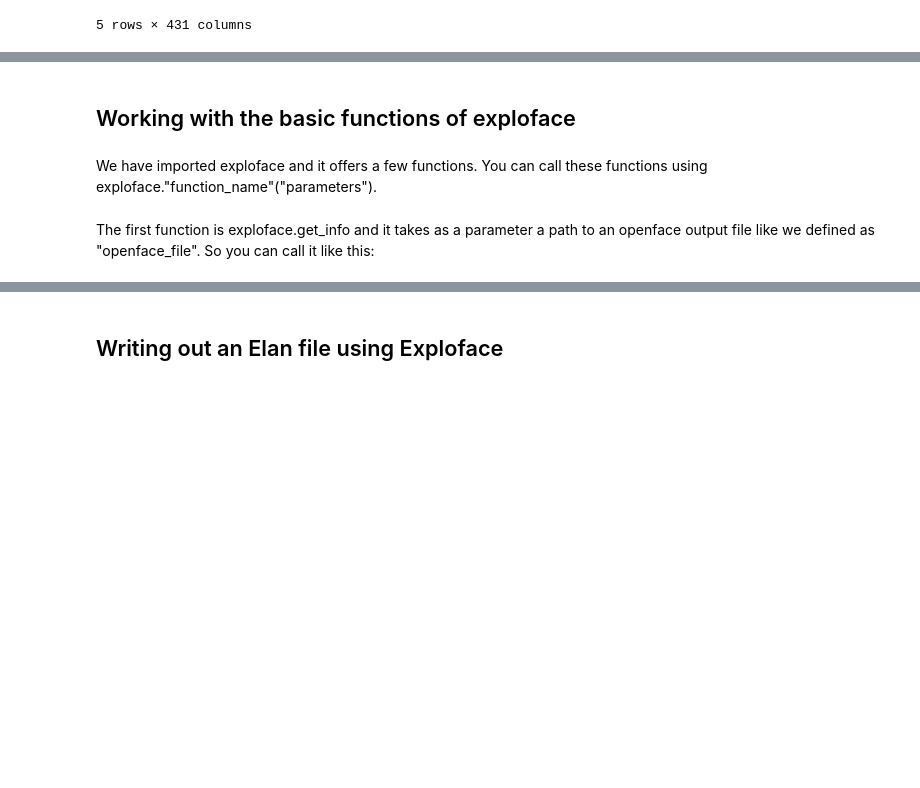
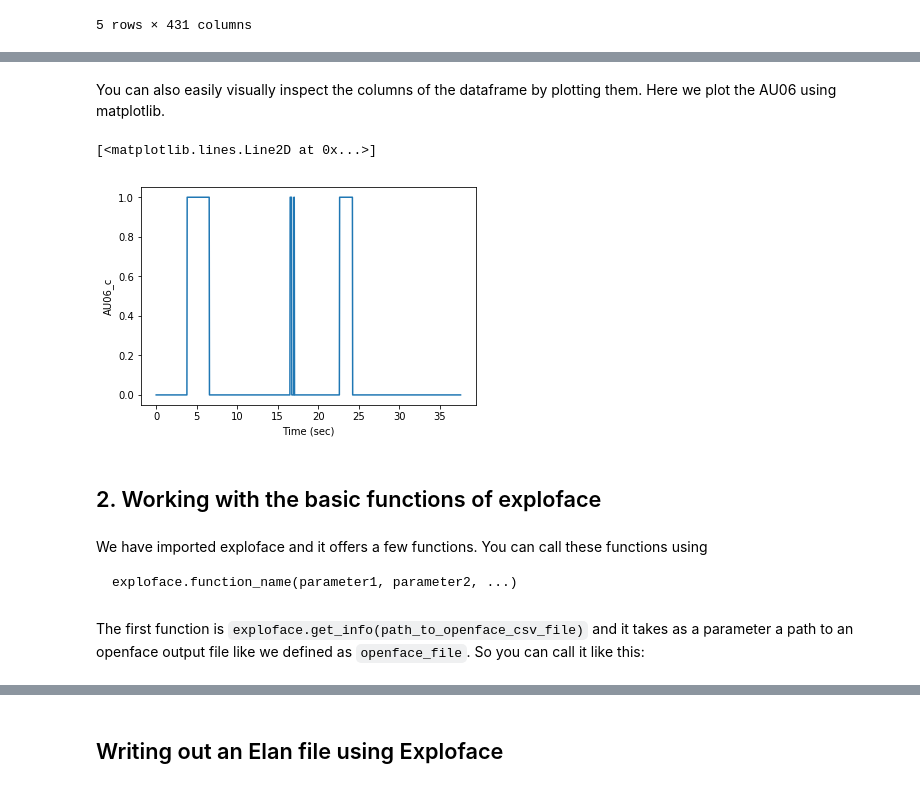
Before and after one commit to emrecdem/exploface, a Jupyter notebook: TUTORIALS/tutorial1.ipynb, the cells around one changed output, grey strips where cells are left out. Saved outputs shown, nothing was run; the diff lists cells and outputs as text; code cells hidden in the pictures; blank space fills up the shorter version.

````diff
--- a/TUTORIALS/tutorial1.ipynb
+++ b/TUTORIALS/tutorial1.ipynb
@@ -63,9 +80,21 @@ datafile[["timestamp", "AU15_c"]].head(5)
+# %% [markdown]
+You can also easily visually inspect the columns of the dataframe by plotting them. Here we plot the AU06 using matplotlib.
+# %%
+plt.xlabel("Time (sec)")
+plt.ylabel("AU06_c")
+plt.plot(dataframe_openface_output["timestamp"], dataframe_openface_output["AU06_c"])
+# %% [output]
+[<matplotlib.lines.Line2D at 0x...>]
+[figure, added]
 # %% [markdown]
-## Working with the basic functions of exploface
+## 2. Working with the basic functions of exploface
 # %% [markdown]
-We have imported exploface and it offers a few functions. You can call these functions using exploface."function_name"("parameters").
+We have imported exploface and it offers a few functions. You can call these functions using
+```
+exploface.function_name(parameter1, parameter2, ...)
+```
 # %% [markdown]
-The first function is exploface.get_info and it takes as a parameter a path to an openface output file like we defined as "openface_file". So you can call it like this:
+The first function is ```exploface.get_info(path_to_openface_csv_file)``` and it takes as a parameter a path to an openface output file like we defined as ```openface_file```. So you can call it like this:
 # %%
 exploface.get_info(openface_file)
 # %% [output]
````
Also changed, not shown: parts of 44 cells of this notebook, 5 other files.
